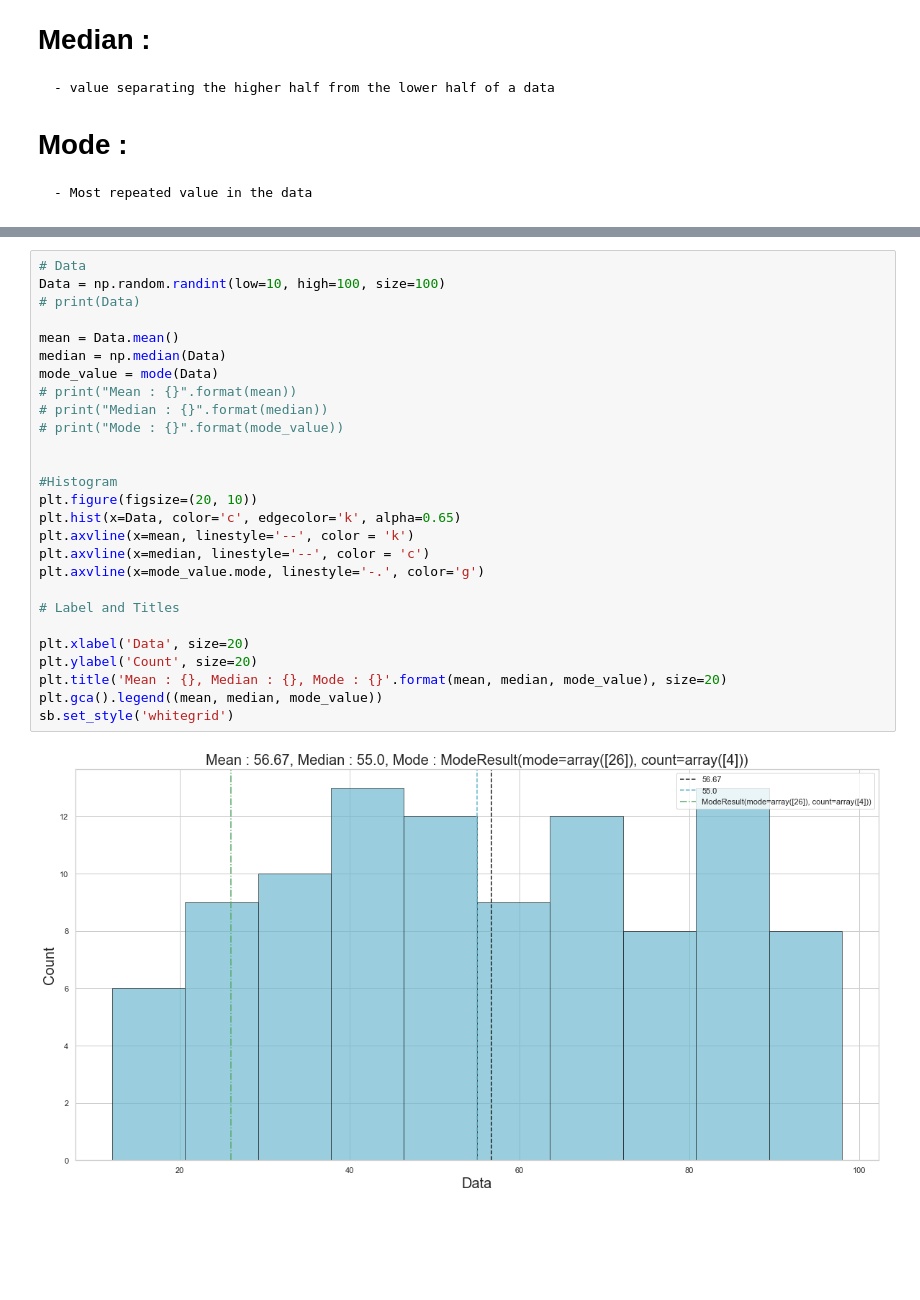
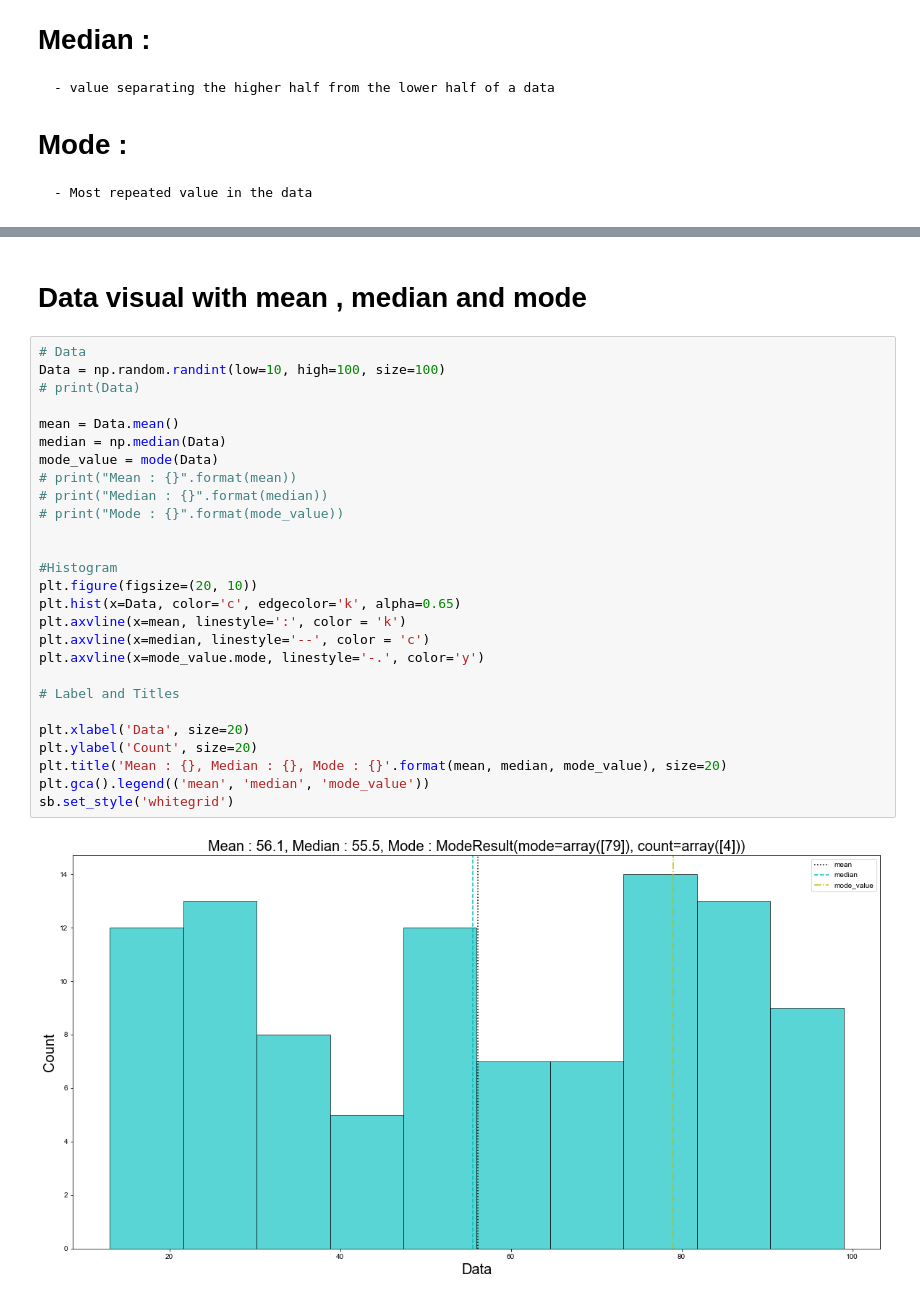
Before and after one commit to pythonist-datascience/statistics, a Jupyter notebook: Descriptive_Statistics/Central_Tendency/Mean_Median_Mode.ipynb, the cells around one changed output, grey strips where cells are left out. Saved outputs shown, nothing was run; the diff lists cells and outputs as text; blank space fills up the shorter version.

```diff
--- a/Descriptive_Statistics/Central_Tendency/Mean_Median_Mode.ipynb
+++ b/Descriptive_Statistics/Central_Tendency/Mean_Median_Mode.ipynb
@@ -22,29 +26,31 @@ import seaborn as sb
+# %% [markdown]
+# Data visual with mean , median and mode
 # %%
 # Data
 Data = np.random.randint(low=10, high=100, size=100)
 # print(Data)
 
 mean = Data.mean()
 median = np.median(Data)
 mode_value = mode(Data)
 # print("Mean : {}".format(mean))
 # print("Median : {}".format(median))
 # print("Mode : {}".format(mode_value))
 
 
 #Histogram
 plt.figure(figsize=(20, 10))
 plt.hist(x=Data, color='c', edgecolor='k', alpha=0.65)
-plt.axvline(x=mean, linestyle='--', color = 'k')
+plt.axvline(x=mean, linestyle=':', color = 'k')
 plt.axvline(x=median, linestyle='--', color = 'c')
-plt.axvline(x=mode_value.mode, linestyle='-.', color='g')
+plt.axvline(x=mode_value.mode, linestyle='-.', color='y')
 
 # Label and Titles
 
 plt.xlabel('Data', size=20)
 plt.ylabel('Count', size=20)
 plt.title('Mean : {}, Median : {}, Mode : {}'.format(mean, median, mode_value), size=20)
-plt.gca().legend((mean, median, mode_value))
+plt.gca().legend(('mean', 'median', 'mode_value'))
 sb.set_style('whitegrid')
 # %% [output]
-[figure, old version]
+[figure, new version]
```
Also changed, not shown: parts of 4 cells of this notebook, 1 other file.
